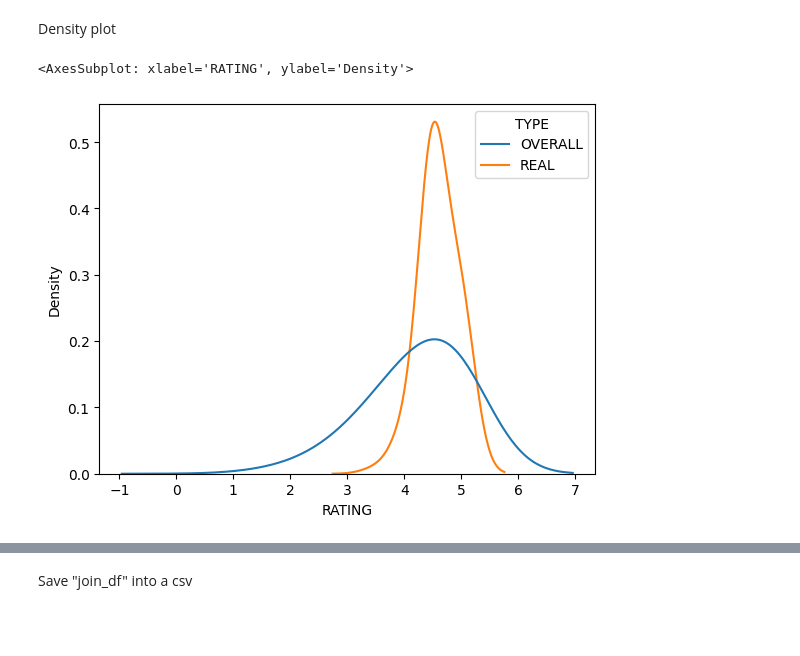
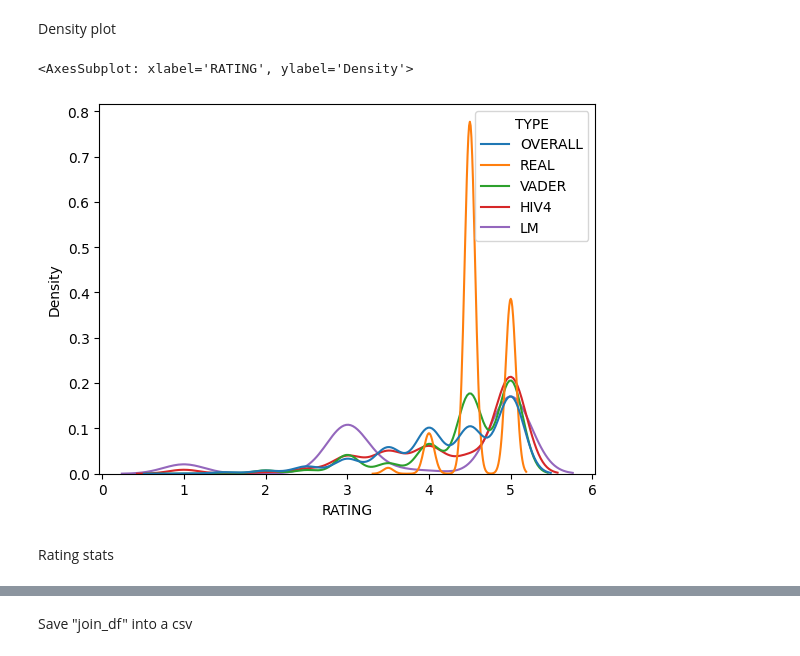
Before and after one commit to Esarac/Tripadvisor-Hotel, a Jupyter notebook: scripts/qualitative_analysis.ipynb, the cells around one changed output, grey strips where cells are left out. Drawn from its saved outputs; the diff is of its cells as text; code cells hidden in the pictures; blank space fills up the shorter version.

Commit message:
Density plot updated

```diff
--- a/scripts/qualitative_analysis.ipynb
+++ b/scripts/qualitative_analysis.ipynb
@@ -535,33 +535,40 @@ Density plot
 # %%
 def flatten(l):
     return [item for sublist in l for item in sublist]
 
 ratings_types = [
     np.full(shape=join_df.shape[0], fill_value="OVERALL").tolist(),
     np.full(shape=join_df.shape[0], fill_value="REAL").tolist(),
-    # np.full(shape=join_df.shape[0], fill_value="VADER").tolist(),
-    # np.full(shape=join_df.shape[0], fill_value="HIV4").tolist(),
-    # np.full(shape=join_df.shape[0], fill_value="LM").tolist(),
+    np.full(shape=join_df.shape[0], fill_value="VADER").tolist(),
+    np.full(shape=join_df.shape[0], fill_value="HIV4").tolist(),
+    np.full(shape=join_df.shape[0], fill_value="LM").tolist(),
 ]
 
 rating_values = [
     join_df["OVERALL_RATING"].tolist(),
     join_df["HOTEL_RATING"].tolist(),
-    # join_df["VADER_RATING"].tolist(),
-    # join_df["HIV4_RATING"].tolist(),
-    # join_df["LM_RATING"].tolist(),
+    join_df["VADER_RATING"].tolist(),
+    join_df["HIV4_RATING"].tolist(),
+    join_df["LM_RATING"].tolist(),
 ]
 
 
 
 ratings_df = pd.DataFrame(data={
     "TYPE":flatten(ratings_types),
     "RATING":flatten(rating_values)
 })
 
 ratings_df
 
-sns.kdeplot(data=ratings_df, x="RATING", hue="TYPE", bw_adjust=4)
+sns.kdeplot(
+    data=ratings_df,
+    x="RATING",
+    hue="TYPE",
+    # bw_adjust=4
+)
 # %% [output]
 <AxesSubplot: xlabel='RATING', ylabel='Density'>
-[figure, old version]
+[figure, new version]
+# %% [markdown]
+Rating stats
```
Also changed, not shown: parts of 1 cell of this notebook.
